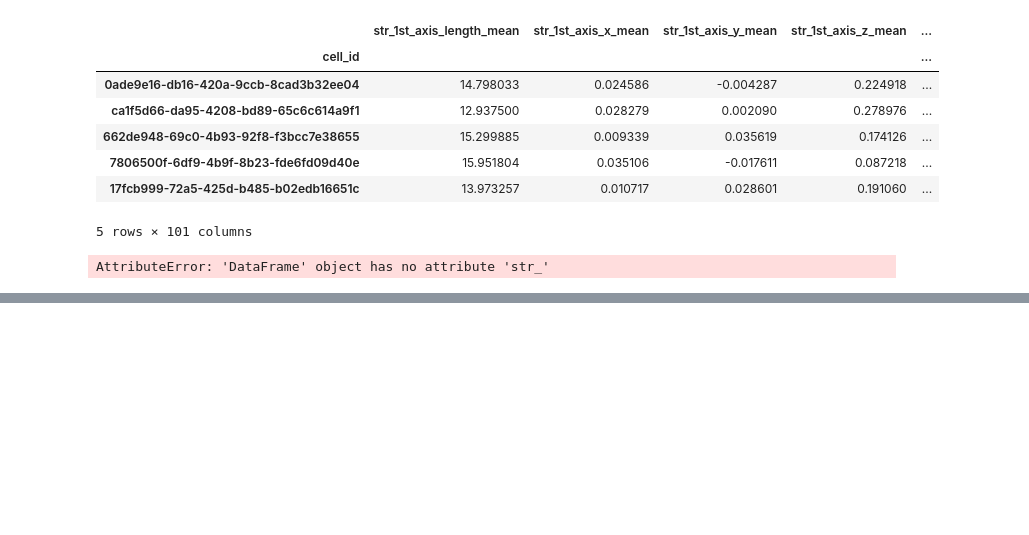
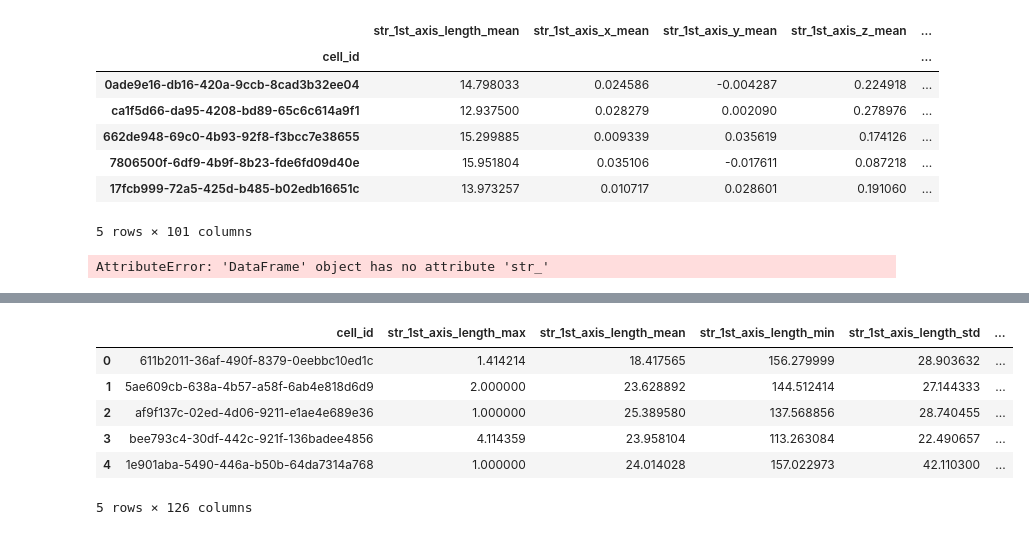
Before and after one commit to AllenInstitute/qcb-analysis, a Jupyter notebook: data-scripts/misc/inspect_ds.ipynb, the cells around one changed output, grey strips where cells are left out. Drawn from its saved outputs; the diff is of its cells as text; code cells hidden in the pictures; blank space fills up the shorter version.

```diff
--- a/data-scripts/misc/inspect_ds.ipynb
+++ b/data-scripts/misc/inspect_ds.ipynb
@@ -177,0 +233,10 @@ AttributeError: 'DataFrame' object has no attribute 'str_'
+# %%
+df_tom.ds.head()
+# %% [output]
+|  | cell_id | str_1st_axis_length_max | str_1st_axis_length_mean | str_1st_axis_length_min | str_1st_axis_length_std | ... |
+| 0 | 611b2011-36af-490f-8379-0eebbc10ed1c | 1.414214 | 18.417565 | 156.279999 | 28.903632 | ... |
+| 1 | 5ae609cb-638a-4b57-a58f-6ab4e818d6d9 | 2.000000 | 23.628892 | 144.512414 | 27.144333 | ... |
+| 2 | af9f137c-02ed-4d06-9211-e1ae4e689e36 | 1.000000 | 25.389580 | 137.568856 | 28.740455 | ... |
+| 3 | bee793c4-30df-442c-921f-136badee4856 | 4.114359 | 23.958104 | 113.263084 | 22.490657 | ... |
+| 4 | 1e901aba-5490-446a-b50b-64da7314a768 | 1.000000 | 24.014028 | 157.022973 | 42.110300 | ... |
+5 rows × 126 columns
```
Also changed, not shown: parts of 12 cells of this notebook, 4 other files.
